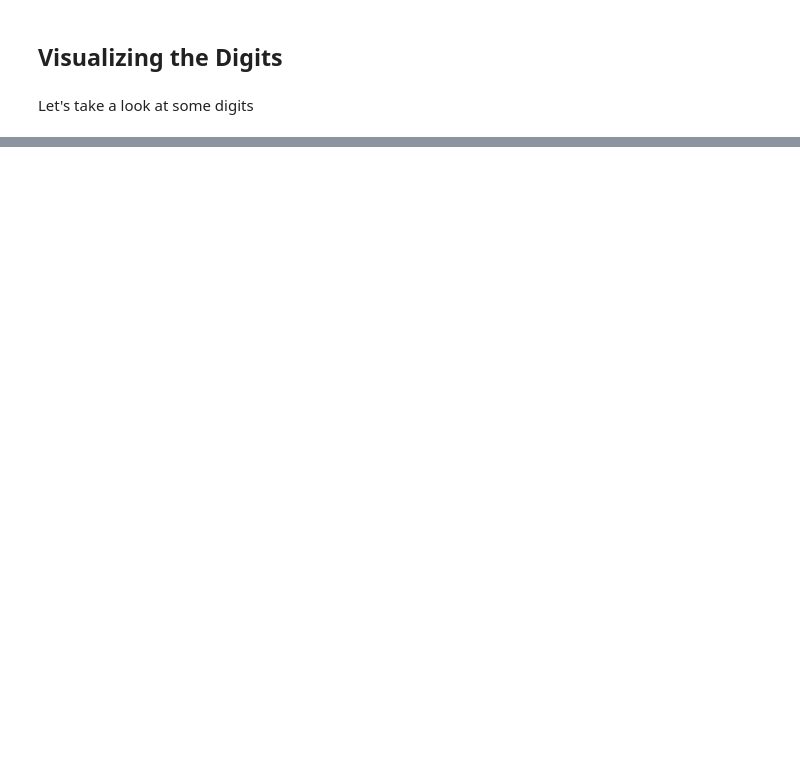
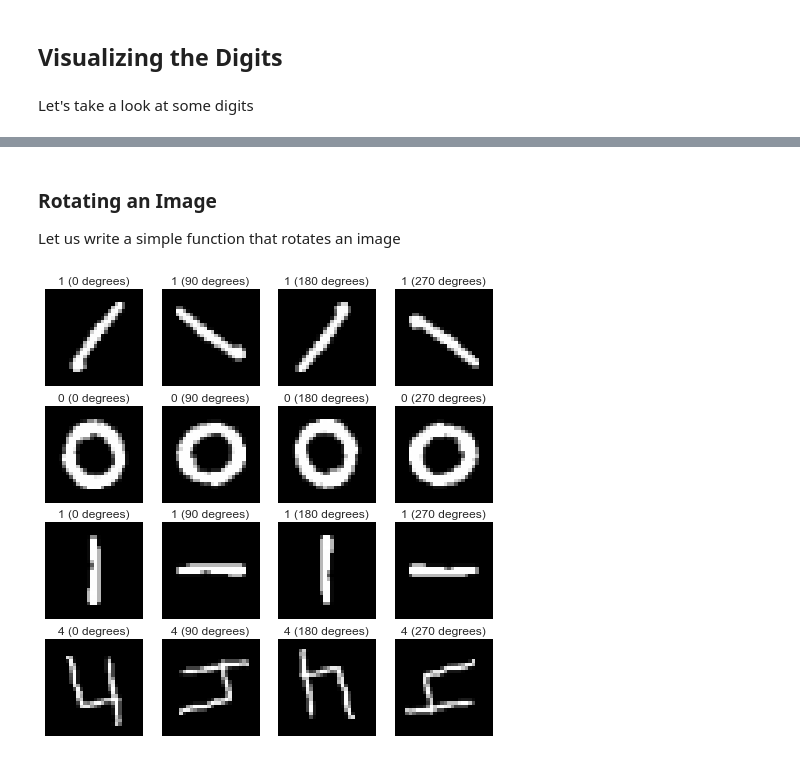
Before and after one commit to thomalm/kaggle, a Jupyter notebook: digit-recognizer/digit-recognizer.ipynb, the cells around one changed output, grey strips where cells are left out. Drawn from its saved outputs; the diff is of its cells as text; code cells hidden in the pictures; blank space fills up the shorter version.

```diff
--- a/digit-recognizer/digit-recognizer.ipynb
+++ b/digit-recognizer/digit-recognizer.ipynb
@@ -74,0 +87,36 @@ for i in range(ncols * nrows):
+# %% [markdown]
+### Rotating an Image
+
+Let us write a simple function that rotates an image
+# %%
+import random
+random.sample(range(1, 100), 3)
+
+def rotate_image(images, y, num_images, rand=False):
+    """
+    Rotate every image 90*j degrees
+    """
+    rotated_images = []; labels = []
+
+    # Randomly select images?
+    if rand:
+        idx = random.sample(range(0, len(images)+1), num_images)
+    else:
+        idx = range(num_images)
+
+    for i in idx:
+        for j in range(4):
+            sqrt = np.sqrt(len(images[i]))
+            digit = np.rot90(images[i].reshape(sqrt, sqrt), j)
+            rotated_images.append(digit.flatten())
+            labels.append(str(y[i]) + " (" + str(str(j*90) + " degrees)"))
+    return rotated_images, labels
+
+# The number of digits to plot
+num_digits = 4
+
+rotated_images, labels = rotate_image(X, y, num_digits, rand=False)
+
+plot_digits(rotated_images, labels, num_digits, 4)
+# %% [output]
+[figure, added]
```
Also changed, not shown: parts of 39 cells of this notebook.
